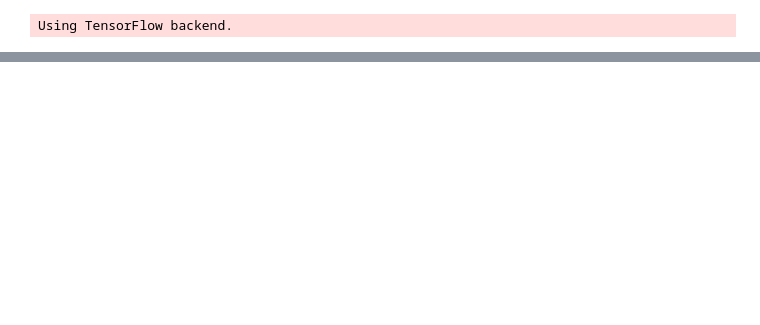
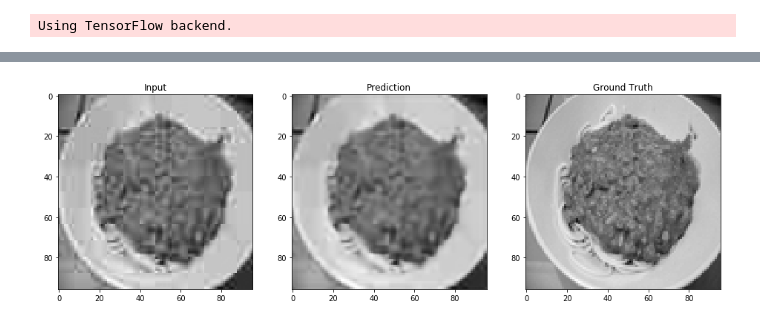
Before and after one commit to coltenwebb/JPEG-Reconstruction, a Jupyter notebook: Playing.ipynb, the cells around one changed output, grey strips where cells are left out. Saved outputs shown, nothing was run; the diff lists cells and outputs as text; code cells hidden in the pictures; blank space fills up the shorter version.

```diff
--- a/Playing.ipynb
+++ b/Playing.ipynb
@@ -64,0 +62,4 @@ compare(1)
+# %%
+reconstruct()
+# %% [output]
+[figure, added]
```
Also changed, not shown: parts of 5 cells of this notebook, 1 other file.
